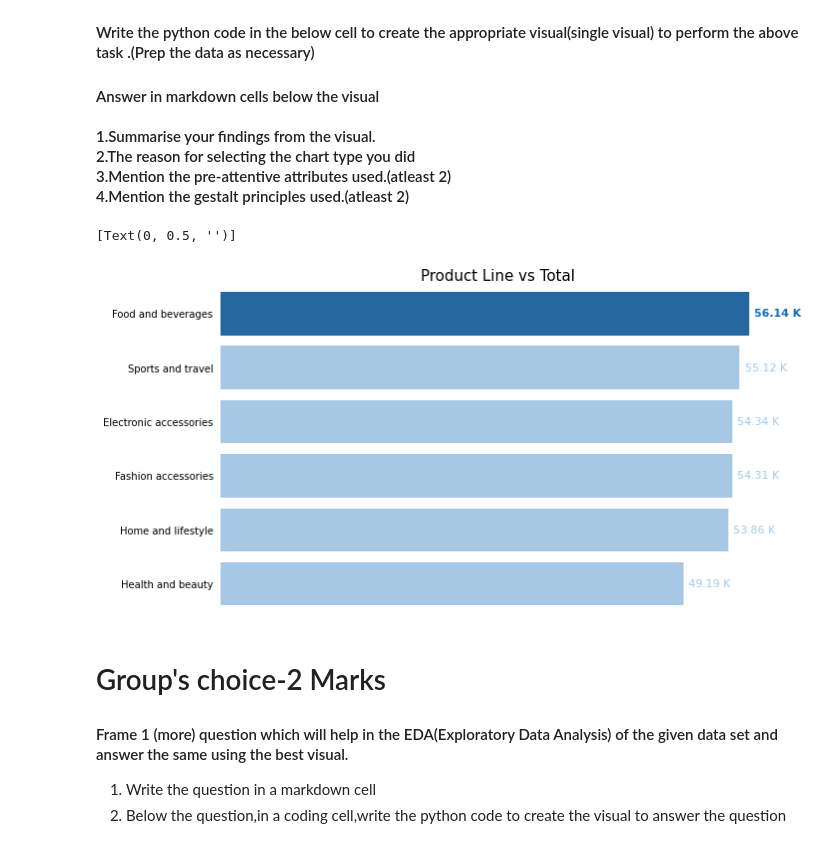
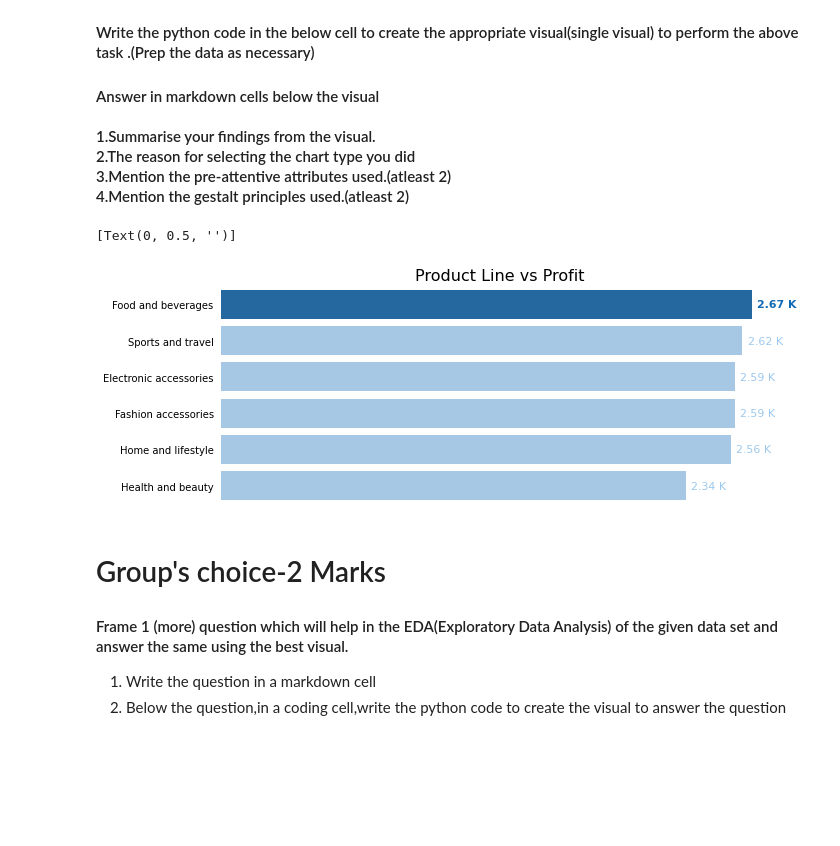
Before and after one commit to nithinkrishnan/AssignmentProjects, a Jupyter notebook: dvi-assgn/Assignment_2/dvi_a2_ps7.ipynb, the cells around one changed output. Drawn from its saved outputs; the diff is of its cells as text; code cells hidden in the pictures; blank space fills up the shorter version.

```diff
--- a/dvi-assgn/Assignment_2/dvi_a2_ps7.ipynb
+++ b/dvi-assgn/Assignment_2/dvi_a2_ps7.ipynb
@@ -273,25 +319,31 @@ Remove ticks
     3.Mention the pre-attentive attributes used.(atleast 2)<br>
     4.Mention the gestalt principles used.(atleast 2)<br>
 # %%
+# Creating a copy of the dataframe
 dfc5 = df.copy()
-dfCat = dfc5[['Product line','Total']].groupby(['Product line'],as_index=False).sum().round(2)
 
-#-----------> Calculate SP-CP
+# Calculating profit = Total - costofgoodssold
+dfc5['Profit'] = dfc5['Total'] - dfc5['costofgoodssold']
 
+# Preparing data for display
+dfc5Cat = dfc5[['Product line','Profit']].groupby(['Product line'],as_index=False).sum().round(2)
+
+
+# Colors for the bar graph
 highLightColor = '#116ab4'
 mutedColor = '#9dc9ee'
 
 # Sorting the results in decreasing order
-dfCat = dfCat.sort_values(by='Total', ascending=False)
+dfc5Cat = dfc5Cat.sort_values(by='Profit', ascending=False)
 
 # Plotting bar graph
-values = dfCat['Total']
+values = dfc5Cat['Profit']
 clrs = [mutedColor if (x < max(values)) else highLightColor for x in values ]
-plt.figure(figsize=(10,6))
-plots = sns.barplot(x="Total", y="Product line", data=dfCat, palette=clrs)
+plt.figure(figsize=(10,4))
+plots = sns.barplot(x="Profit", y="Product line", data=dfc5Cat, palette=clrs)
 
 # Setting the title for the graph
-plt.title("Product Line vs Total", size=15)
+plt.title("Product Line vs Profit", size=16)
 
 
 # GRAPH CURATION
@@ -305,34 +357,34 @@ for bar in plots.patches:
     if (i == 0):
         # Annotating points in the bars, fixing their position and values
         plots.annotate(format(((bar.get_width() / 1000)), '.2f')  + ' K',
                        (bar.get_width() * 1.01, i * (bar.get_height() + 0.2)),
                        va='center', size=11, xytext=(0, 0), textcoords='offset points',
                        weight='bold', color=highLightColor)
     else:
         # Annotating points in the bars, fixing their position and values
         plots.annotate(format(((bar.get_width() / 1000)), '.2f')  + ' K',
                        (bar.get_width() * 1.01, i * (bar.get_height() + 0.2)),
                        va='center', size=11, xytext=(0, 0), textcoords='offset points',
                        weight='normal', color=mutedColor)
 
     i = i + 1
 
 
 # ---- 2) Removing unneccesary chart Borders ----
 sns.despine(right=True, left=True, top=True, bottom=True)
 
 # ---- 3) Removing unneccesary tick marks ----
 plots.tick_params(left=False, bottom=False)
 
 # ---- 4) Removing x values ----
 plots.set(xticklabels=[])
 
 # ---- 5) Removing x,y labels ----
 plots.set(xlabel=None)
 plots.set(ylabel=None)
 # %% [output]
 [Text(0, 0.5, '')]
-[figure, old version]
+[figure, new version]
 # %% [markdown]
 # Group's choice-2 Marks
 
```
Also changed, not shown: parts of 12 cells of this notebook, 1 other file.
